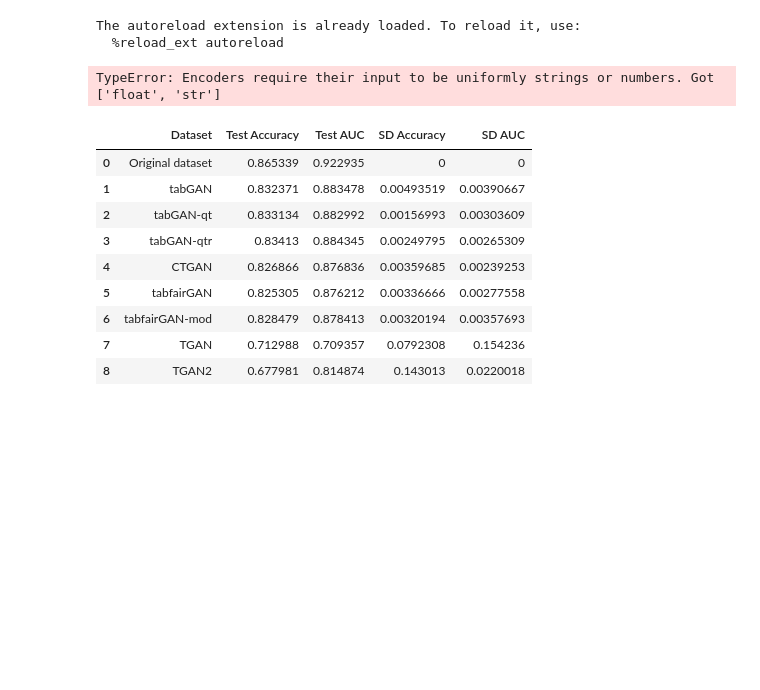
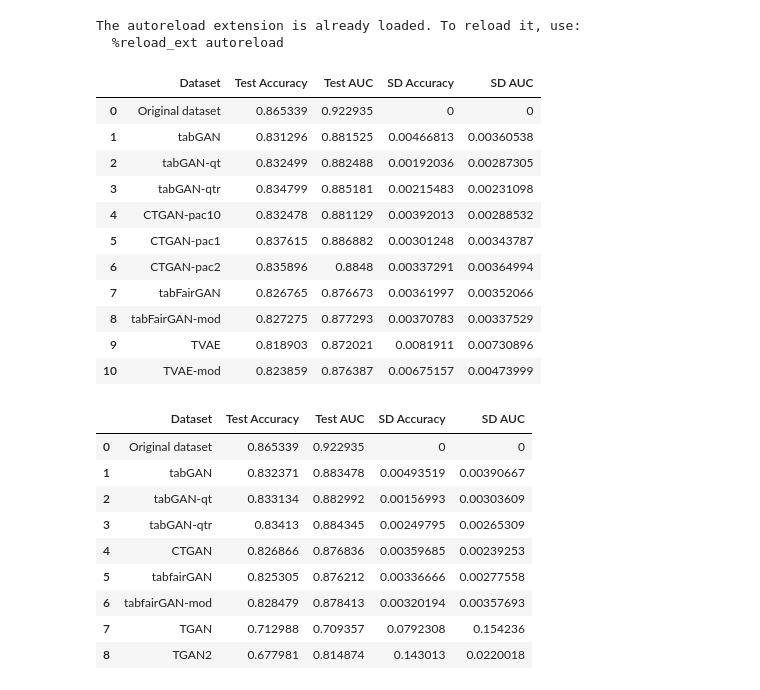
Before and after one commit to ArneRustad/Master-thesis-cf, a Jupyter notebook: scripts/Compare_ml_efficacy_on_adult_dataset.ipynb, the cells around one changed output. Drawn from its saved outputs; the diff is of its cells as text; code cells hidden in the pictures; blank space fills up the shorter version.

```diff
--- a/scripts/Compare_ml_efficacy_on_adult_dataset.ipynb
+++ b/scripts/Compare_ml_efficacy_on_adult_dataset.ipynb
@@ -87,14 +87,27 @@ if retrain:
                               n_synthetic_datasets_existing=n_synthetic_datasets_existing, batch_size=batch_size,
                                       overwrite_dataset=False)
 # %%
-subfolders = ["tabGAN", "tabGAN-qt", "tabGAN-qtr", "CTGAN-pac10", "CTGAN-pac1", "CTGAN-pac2", "CTGAN-pac10-log_freq=False",
-              "tabFairGAN", "tabFairGAN-mod", "TVAE", "TVAE-mod"]#, "TGAN3"]
+subfolders = ["tabGAN", "tabGAN-qt", "tabGAN-qtr", "CTGAN-pac10", "CTGAN-pac1", "CTGAN-pac2",
+              #"CTGAN-pac10-log_freq=False",
+              "tabFairGAN", "tabFairGAN-mod", "TVAE", "TVAE-mod" #, "TGAN3"
+]
 efficacy_table_25_epochs = helpers.eval.tabular_GAN_ml_efficacy(data_train, data_test, const.dir.data_gen(),
                                                               subfolders, n_synthetic_datasets = 25,
                                                              name_true_train_dataset="Original dataset")
 efficacy_table_25_epochs
 # %% [output]
-TypeError: Encoders require their input to be uniformly strings or numbers. Got ['float', 'str']
+|  | Dataset | Test Accuracy | Test AUC | SD Accuracy | SD AUC |
+| 0 | Original dataset | 0.865339 | 0.922935 | 0 | 0 |
+| 1 | tabGAN | 0.831296 | 0.881525 | 0.00466813 | 0.00360538 |
+| 2 | tabGAN-qt | 0.832499 | 0.882488 | 0.00192036 | 0.00287305 |
+| 3 | tabGAN-qtr | 0.834799 | 0.885181 | 0.00215483 | 0.00231098 |
+| 4 | CTGAN-pac10 | 0.832478 | 0.881129 | 0.00392013 | 0.00288532 |
+| 5 | CTGAN-pac1 | 0.837615 | 0.886882 | 0.00301248 | 0.00343787 |
+| 6 | CTGAN-pac2 | 0.835896 | 0.8848 | 0.00337291 | 0.00364994 |
+| 7 | tabFairGAN | 0.826765 | 0.876673 | 0.00361997 | 0.00352066 |
+| 8 | tabFairGAN-mod | 0.827275 | 0.877293 | 0.00370783 | 0.00337529 |
+| 9 | TVAE | 0.818903 | 0.872021 | 0.0081911 | 0.00730896 |
+| 10 | TVAE-mod | 0.823859 | 0.876387 | 0.00675157 | 0.00473999 |
 # %%
 subfolders = ["tabGAN", "tabGAN-qt", "tabGAN-qtr", "CTGAN", "tabfairGAN", "tabfairGAN-mod", "TGAN",  "TGAN2"]#, "TGAN3"]
 efficacy_table_10_epochs = helpers.eval.tabular_GAN_ml_efficacy(data_train, data_test, const.dir.data_gen(),
```
Also changed, not shown: 5 other files.
